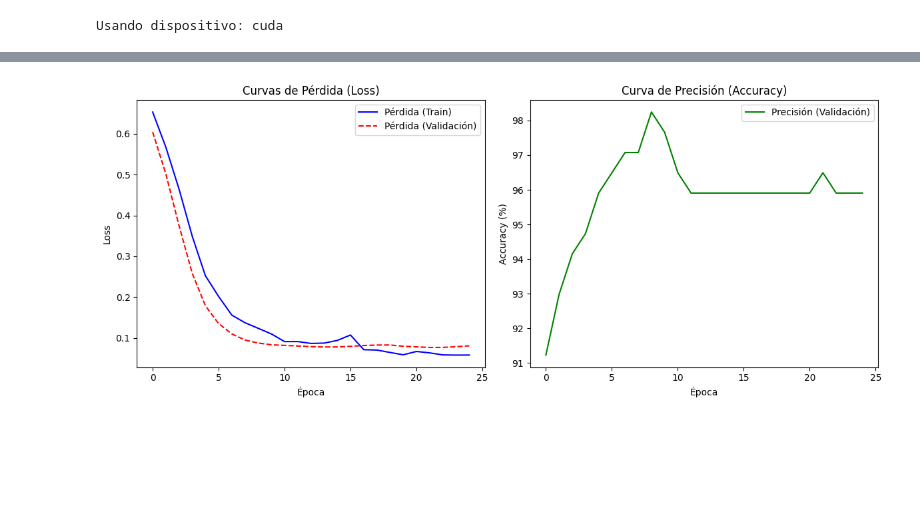
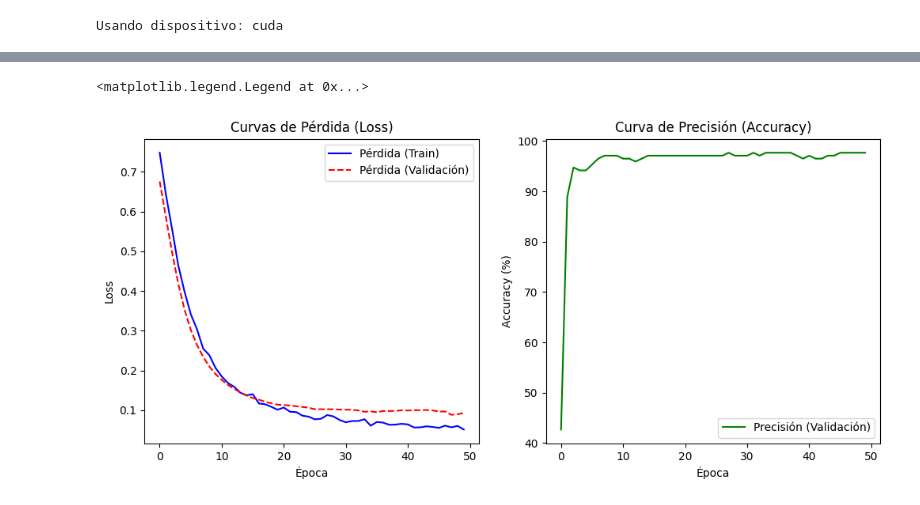
Before and after one commit to Mieres7/DeepLearning, a Jupyter notebook: Tarea1/tarea.ipynb, the cells around one changed output, grey strips where cells are left out. Saved outputs shown, nothing was run; the diff lists cells and outputs as text; code cells hidden in the pictures; blank space fills up the shorter version.

```diff
--- a/Tarea1/tarea.ipynb
+++ b/Tarea1/tarea.ipynb
@@ -105,18 +98,11 @@ val_loader = DataLoader(val_dataset, batch_size=batch_size)
 El dataset tiene 30 features.
 Datos divididos: 398 para entrenar, 171 para validar.
 # %%
-import time
-import torch
-import sys
-import matplotlib.pyplot as plt
-
-# Define un tipo para los tensores según si correrá en la GPU o no
-# Coloca esto fuera de la función, en la parte superior de tu script.
+# GPU
 device = 'cuda' if torch.cuda.is_available() else 'cpu'
 print(f"Usando dispositivo: {device}")
 
-
-def loop_FFNN_v2(modelo, train_loader, val_loader, optimizador, perdida_func, epochs, reports_every=1):
+def loop_FFNN(modelo, train_loader, val_loader, optimizador, perdida_func, epochs, reports_every=1):
 
     # Listas para guardar las métricas de cada época
     hist_train_loss = []
@@ -206,9 +192,6 @@ def loop_FFNN_v2(modelo, train_loader, val_loader, optimizador, perdida_func, ep
 # %% [output]
 Usando dispositivo: cuda
 # %%
-import torch
-
-# Red estilo pytorch
 class FFNN(torch.nn.Module):
   def __init__(self, d0, d1, d2, dropout_prob=0.5):
     """
@@ -239,12 +222,12 @@ class FFNN(torch.nn.Module):
     """
     # Capa 1: Lineal -> ReLU -> Dropout
     u1 = self.fc1(x)
-    h1 = torch.relu(u1) # Usamos ReLU en lugar de tanh
+    h1 = torch.tanh(u1) # Usamos ReLU en lugar de tanh
     h1_drop = self.dropout1(h1)
 
     # Capa 2: Lineal -> ReLU -> Dropout
     u2 = self.fc2(h1_drop)
-    h2 = torch.relu(u2) # Usamos ReLU en lugar de sigmoid
+    h2 = torch.sigmoid(u2) # Usamos ReLU en lugar de sigmoid
     h2_drop = self.dropout2(h2)
 
     # Capa 3: Salida (Lineal -> Sigmoid)
@@ -253,24 +236,16 @@ class FFNN(torch.nn.Module):
 
     return y_pred
 # %%
-# --- 1. PREPARACIÓN DE DATOS (Tu código) ---
-# ... (código para cargar X, y con ucimlrepo) ...
-# ... (definición de la clase UciCancerDataset) ...
-# ... (crear 'dataset', 'train_dataset', 'val_dataset') ...
-# ... (crear 'train_loader' y 'val_loader') ...
+# --- PREPARACIÓN DEL MODELO ---
+d0 = dataset.num_features
+d1 = 64
+d2 = 32
 
-# --- 2. PREPARACIÓN DEL MODELO ---
-d0 = dataset.num_features # Debería ser 30
-d1 = 64  # Hiperparámetro: neuronas capa 1
-d2 = 32  # Hiperparámetro: neuronas capa 2
-
-# Crea la red (asegúrate de que la clase FFNN esté definida)
-# ¡Y usa las activaciones ReLU como sugerí!
 red = FFNN(d0, d1, d2)
 red.to(device) # Mueve la red al dispositivo (GPU/CPU)
 
-# --- 3. PREPARACIÓN DE ENTRENAMIENTO ---
-epochs = 25
+# --- PREPARACIÓN DE ENTRENAMIENTO ---
+epochs = 50
 learning_rate = 0.001 # Un buen lr para Adam
 
 # Optimizador Adam (¡mucho mejor que SGD!)
@@ -279,15 +254,12 @@ optimizador = torch.optim.Adam(red.parameters(), lr=learning_rate)
 # Función de pérdida (Binary Cross-Entropy)
 perdida = torch.nn.BCELoss()
 
-# --- 4. EJECUTAR ENTRENAMIENTO ---
-# ¡Llama a la nueva función!
-metricas = loop_FFNN_v2(red, train_loader, val_loader,
-                        optimizador, perdida, epochs)
+# --- EJECUTAR ENTRENAMIENTO ---
+metricas = loop_FFNN(red, train_loader, val_loader, optimizador, perdida, epochs)
 
-# 'metricas' ahora contiene los historiales
 hist_train_loss, hist_val_loss, hist_val_acc = metricas
 
-# --- 5. GRAFICAR RESULTADOS ---
+# --- GRAFICAR RESULTADOS ---
 print("Graficando métricas...")
 
 plt.figure(figsize=(12, 5))
@@ -308,8 +280,4 @@ plt.title("Curva de Precisión (Accuracy)")
 plt.xlabel("Época")
 plt.ylabel("Accuracy (%)")
 plt.legend()
-
-plt.tight_layout()
-plt.savefig('learning_curves.png') # Guarda la imagen
-# plt.show() # Descomenta si estás en un script local
 # %% [output]
@@ -318,2 +286,3 @@ Entrenamiento finalizado en 0.53 segundos.
 Graficando métricas...
+<matplotlib.legend.Legend at 0x...>
-[figure, old version]
+[figure, new version]
```
Also changed, not shown: parts of 4 cells of this notebook, 1 other file.
